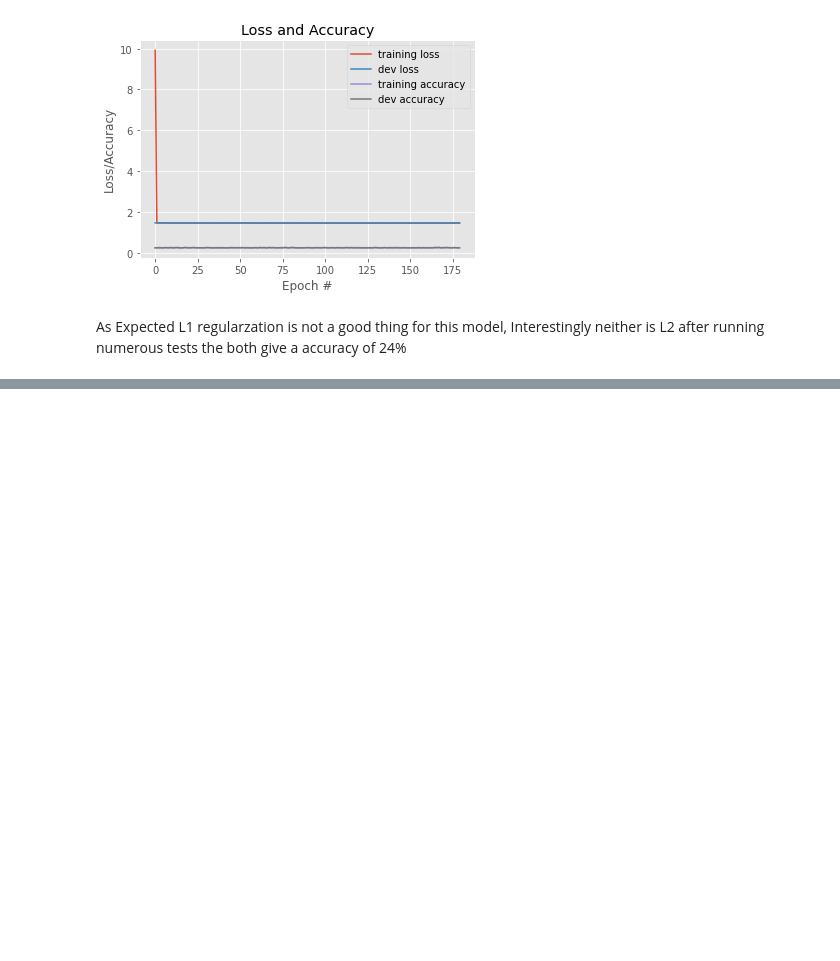
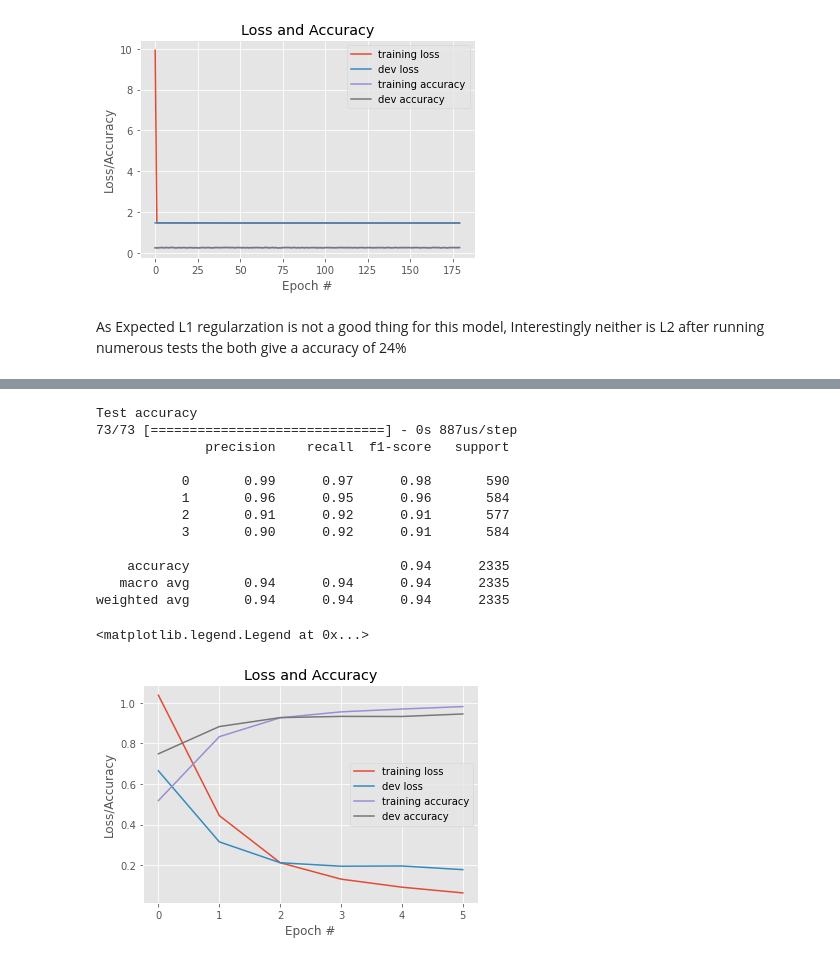
Before and after one commit to nates-rgb/NeuralNet, a Jupyter notebook: Projects/proj1.ipynb, the cells around one changed output, grey strips where cells are left out. Drawn from its saved outputs; the diff is of its cells as text; code cells hidden in the pictures; blank space fills up the shorter version.

```diff
--- a/Projects/proj1.ipynb
+++ b/Projects/proj1.ipynb
@@ -802,0 +974,42 @@ plt.legend()
+# %%
+
+print('Test accuracy')
+
+# predict posterior probability distribution for labels of the test set
+predictedY = model.predict(testX)
+pre = predictedY
+# convert posterior probabilities to labels
+predictedY = predictedY.argmax(axis = 1)
+realY = testY.argmax(axis = 1)
+
+# print classification report
+print(classification_report(realY, predictedY))
+
+# plot the loss and accuracy through training
+plt.style.use('ggplot')
+plt.figure()
+
+plt.plot(range(maxEpoch), H.history['loss'], label = 'training loss')
+plt.plot(range(maxEpoch), H.history['val_loss'], label = 'dev loss')
+plt.plot(range(maxEpoch), H.history['accuracy'], label = 'training accuracy')
+plt.plot(range(maxEpoch), H.history['val_accuracy'], label = 'dev accuracy')
+
+plt.title('Loss and Accuracy')
+plt.xlabel('Epoch #')
+plt.ylabel('Loss/Accuracy')
+plt.legend()
+# %% [output]
+Test accuracy
+73/73 [==============================] - 0s 887us/step
+              precision    recall  f1-score   support
+
+           0       0.99      0.97      0.98       590
+           1       0.96      0.95      0.96       584
+           2       0.91      0.92      0.91       577
+           3       0.90      0.92      0.91       584
+
+    accuracy                           0.94      2335
+   macro avg       0.94      0.94      0.94      2335
+weighted avg       0.94      0.94      0.94      2335
+<matplotlib.legend.Legend at 0x...>
+[figure, added]
```
Also changed, not shown: parts of 18 cells of this notebook.
